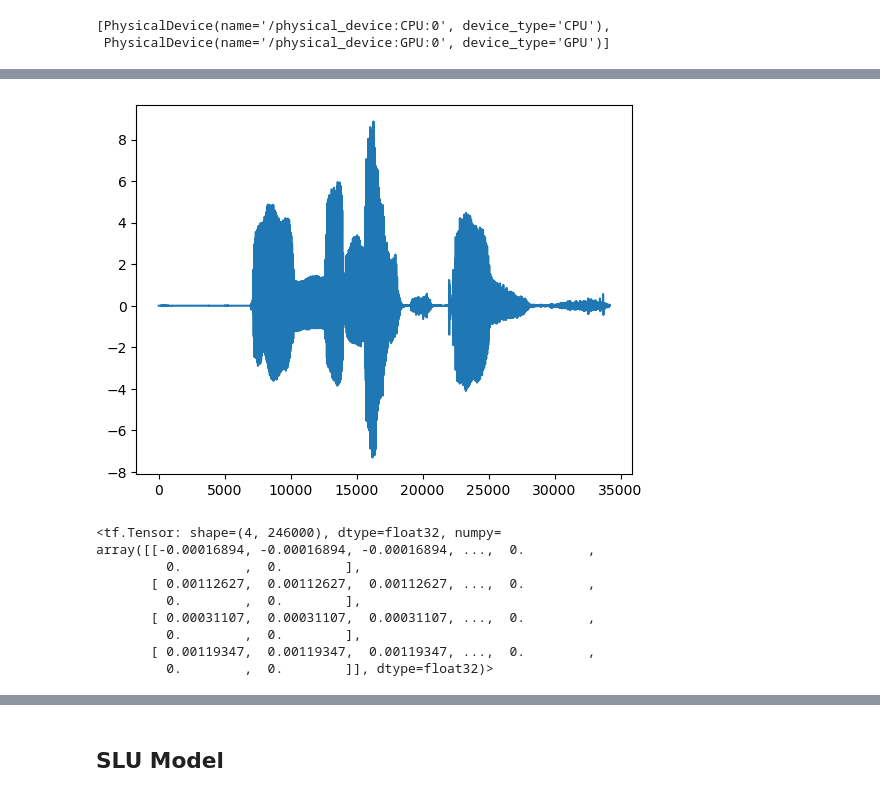
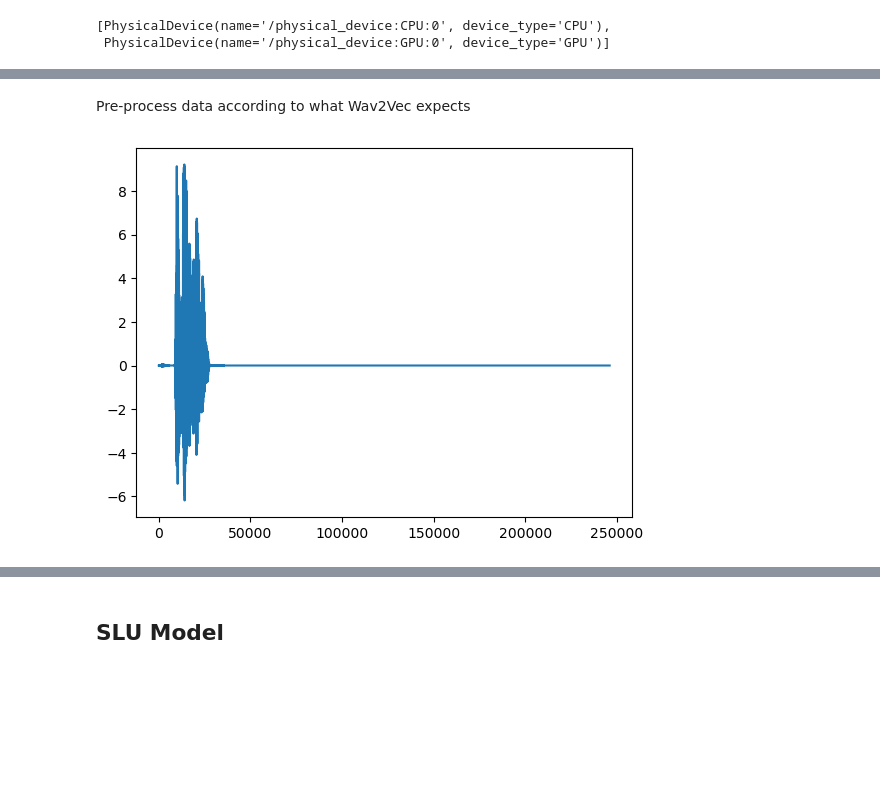
Before and after one commit to serchsm/SLU, a Jupyter notebook: SLU-Wav2Vec-TF.ipynb, the cells around one changed output, grey strips where cells are left out. Drawn from its saved outputs; the diff is of its cells as text; code cells hidden in the pictures; blank space fills up the shorter version.

```diff
--- a/SLU-Wav2Vec-TF.ipynb
+++ b/SLU-Wav2Vec-TF.ipynb
@@ -26,0 +47,2 @@ tf.config.list_physical_devices()
+# %%
+train_data_df = train_data_df.sample(frac=1).reset_index(drop=True)
@@ -99,4 +126,4 @@ array([[ 0,  2, 22, 22,  1],
 # %%
-BATCH_SIZE = 4
+BATCH_SIZE = 8
 TINY_SIZE = 128
 AUDIO_MAXLEN = 246000
@@ -115,3 +146,5 @@ plt.show()
+# %% [markdown]
+Pre-process data according to what Wav2Vec expects
 # %%
 from wav2vec2 import Wav2Vec2Processor
 
@@ -125,5 +156,8 @@ audio = preprocess_speech(wav_files[2])
+# %%
+speech_ds = tf.data.Dataset.from_tensor_slices(wav_files).map(preprocess_speech, num_parallel_calls=tf.data.AUTOTUNE)
+speech_ds = speech_ds.padded_batch(BATCH_SIZE, padded_shapes=AUDIO_MAXLEN, padding_values=0.0)
 # %%
-plt.plot(np.squeeze(audio.numpy()))
+plt.plot(next(iter(speech_ds))[15])
 plt.show()
 # %% [output]
-[figure, old version]
+[figure, new version]
@@ -133,12 +163,0 @@ train_ds = train_ds.padded_batch(BATCH_SIZE, padded_shapes=AUDIO_MAXLEN, padding
-# %%
-next(iter(train_ds))
-# %% [output]
-<tf.Tensor: shape=(4, 246000), dtype=float32, numpy=
-array([[-0.00016894, -0.00016894, -0.00016894, ...,  0.        ,
-         0.        ,  0.        ],
-       [ 0.00112627,  0.00112627,  0.00112627, ...,  0.        ,
-         0.        ,  0.        ],
-       [ 0.00031107,  0.00031107,  0.00031107, ...,  0.        ,
-         0.        ,  0.        ],
-       [ 0.00119347,  0.00119347,  0.00119347, ...,  0.        ,
-         0.        ,  0.        ]], dtype=float32)>
```
Also changed, not shown: parts of 49 cells of this notebook, 2 other files.
